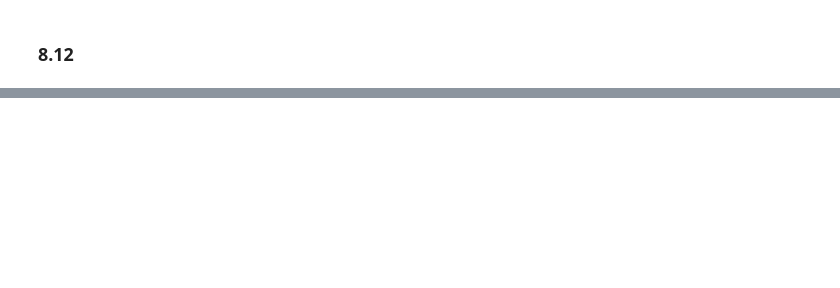
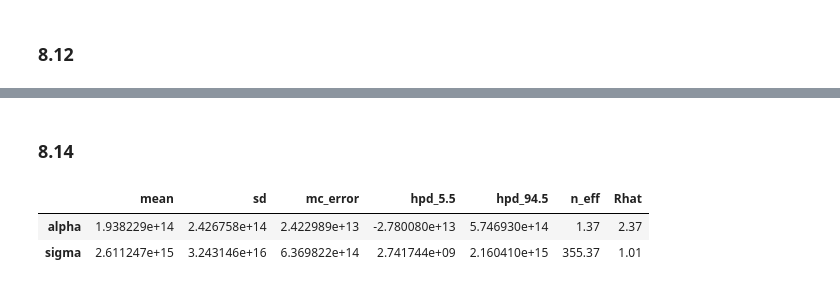
Before and after one commit to grinnbearit/statistical_rethinking, a Jupyter notebook: chapter_8.ipynb, the cells around one changed output, grey strips where cells are left out. Saved outputs shown, nothing was run; the diff lists cells and outputs as text; code cells hidden in the pictures; blank space fills up the shorter version.

```diff
--- a/chapter_8.ipynb
+++ b/chapter_8.ipynb
@@ -197,0 +221,9 @@ pm.traceplot(trace8_1stan, varnames=["a", "bR", "bA", "bAR", "sigma"]);
+# %% [markdown]
+### 8.14
+# %%
+(pm.summary(trace8_2, alpha=0.11)
+ .round(2))
+# %% [output]
+|  | mean | sd | mc_error | hpd_5.5 | hpd_94.5 | n_eff | Rhat |
+| alpha | 1.938229e+14 | 2.426758e+14 | 2.422989e+13 | -2.780080e+13 | 5.746930e+14 | 1.37 | 2.37 |
+| sigma | 2.611247e+15 | 3.243146e+16 | 6.369822e+14 | 2.741744e+09 | 2.160410e+15 | 355.37 | 1.01 |
```
Also changed, not shown: parts of 21 cells of this notebook.
